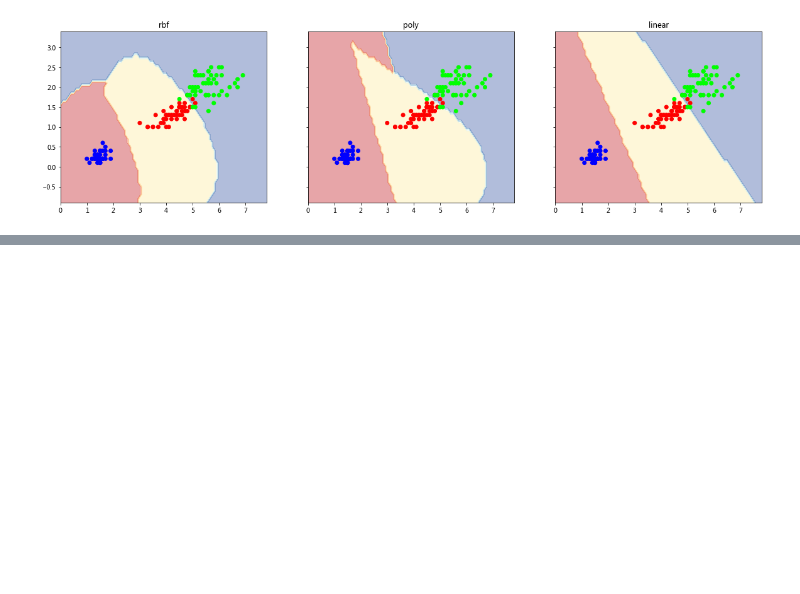
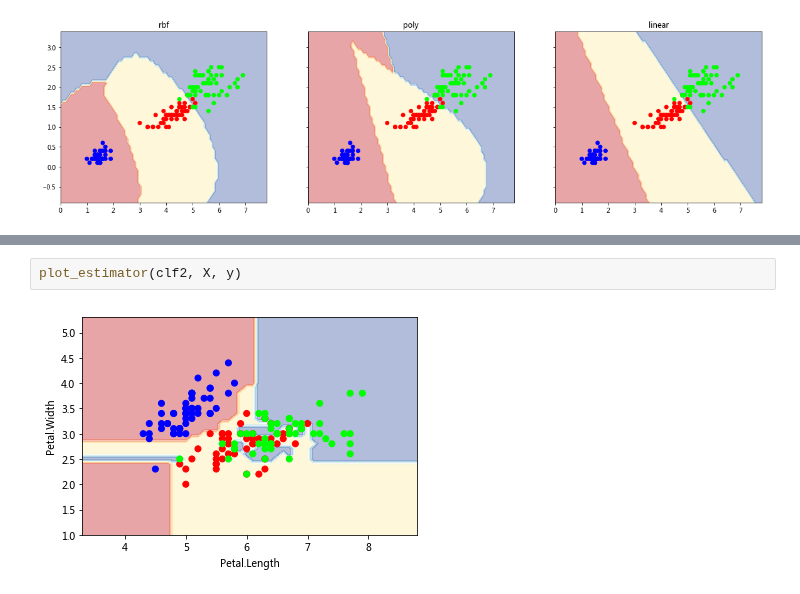
Before and after one commit to ywchiu/fuboni, a Jupyter notebook: Demo20171219.ipynb, the cells around one changed output, grey strips where cells are left out. Cells and saved outputs as stored; diff of their text form; blank space fills up the shorter version.

```diff
--- a/Demo20171219.ipynb
+++ b/Demo20171219.ipynb
@@ -411,0 +443,4 @@ Populating the interactive namespace from numpy and matplotlib
+# %%
+plot_estimator(clf2, X, y)
+# %% [output]
+[figure, added]
```
Also changed, not shown: parts of 10 cells of this notebook.
